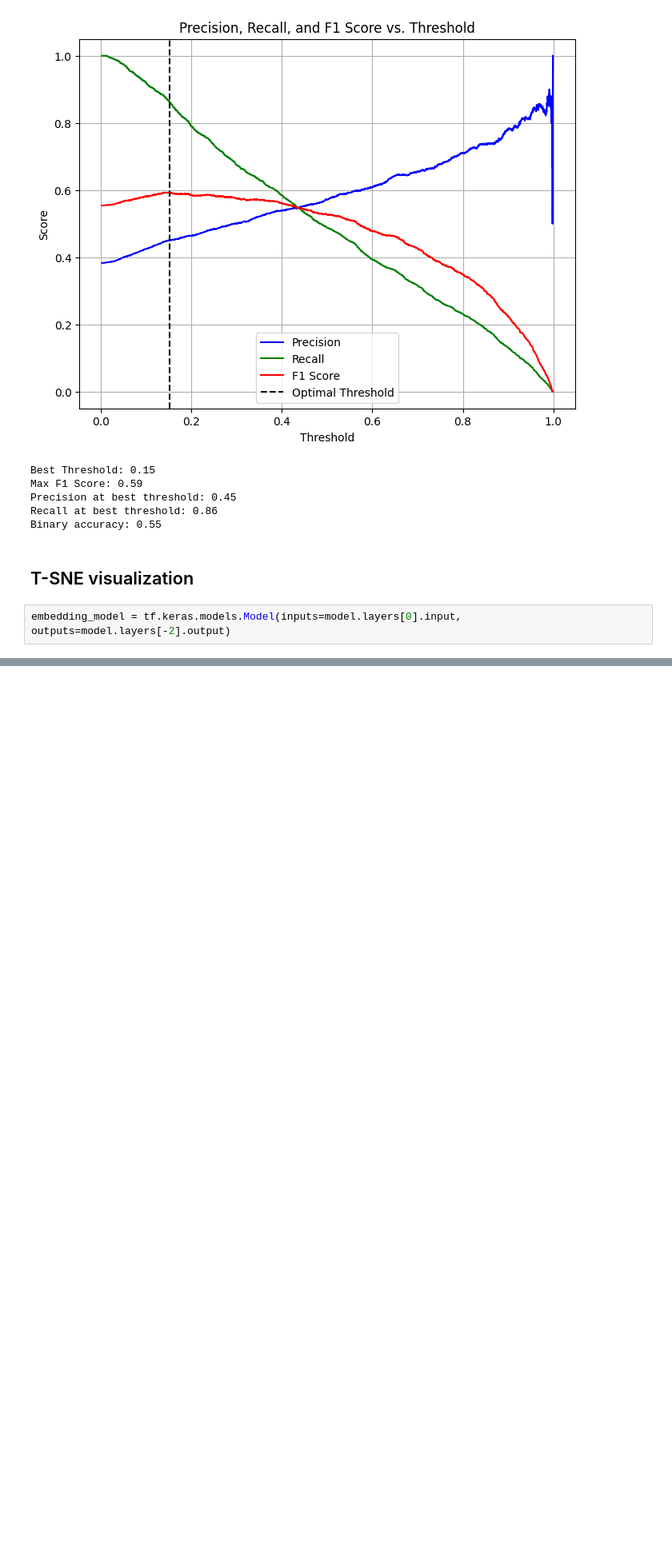
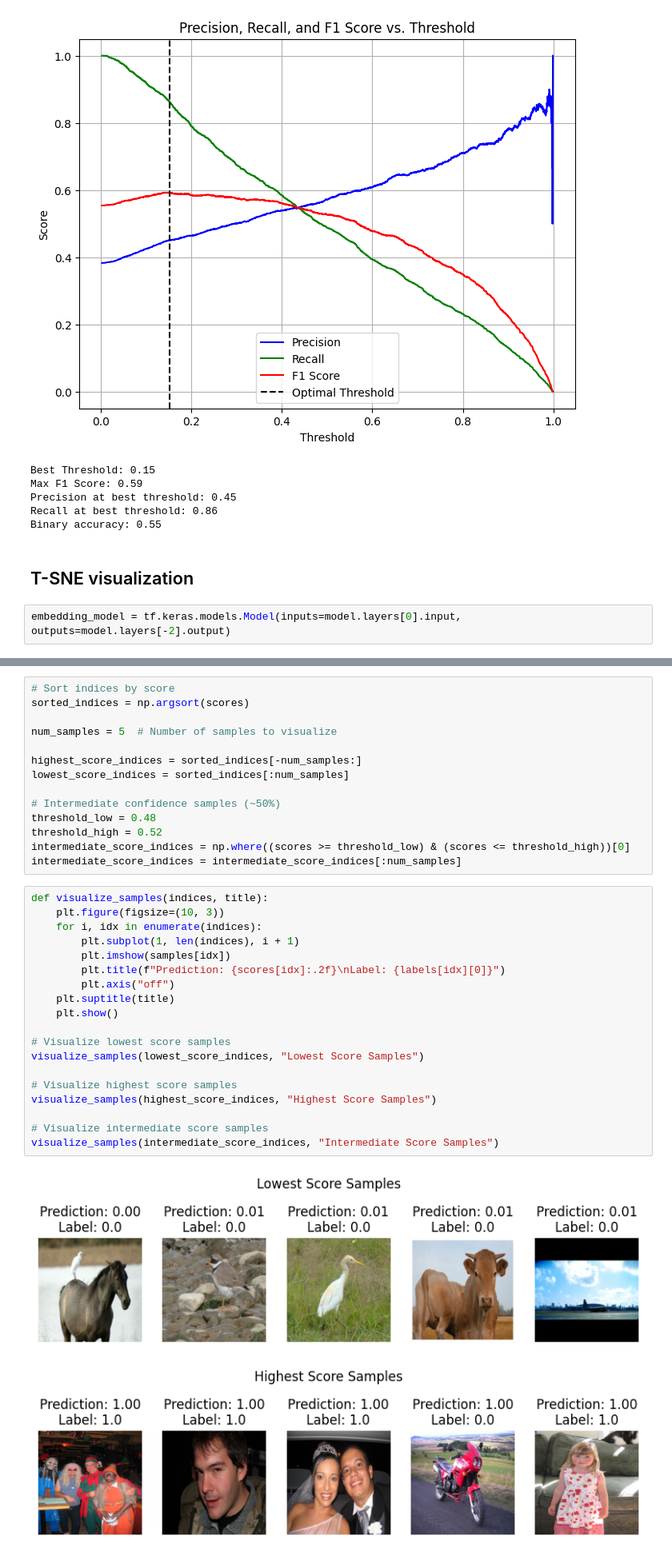
Before and after one commit to cassuci/mc959_ssl, a Jupyter notebook: pascal_classification_evaluation.ipynb, the cells around one changed output, grey strips where cells are left out. Shown at 80% size. Drawn from its saved outputs; the diff is of its cells as text; blank space fills up the shorter version.

```diff
--- a/pascal_classification_evaluation.ipynb
+++ b/pascal_classification_evaluation.ipynb
@@ -141,0 +143,36 @@ plt.show()
+# %%
+# Sort indices by score
+sorted_indices = np.argsort(scores)
+
+num_samples = 5  # Number of samples to visualize
+
+highest_score_indices = sorted_indices[-num_samples:]
+lowest_score_indices = sorted_indices[:num_samples]
+
+# Intermediate confidence samples (~50%)
+threshold_low = 0.48
+threshold_high = 0.52
+intermediate_score_indices = np.where((scores >= threshold_low) & (scores <= threshold_high))[0]
+intermediate_score_indices = intermediate_score_indices[:num_samples]
+# %%
+def visualize_samples(indices, title):
+    plt.figure(figsize=(10, 3))
+    for i, idx in enumerate(indices):
+        plt.subplot(1, len(indices), i + 1)
+        plt.imshow(samples[idx])
+        plt.title(f"Prediction: {scores[idx]:.2f}\nLabel: {labels[idx][0]}")
+        plt.axis("off")
+    plt.suptitle(title)
+    plt.show()
+
+# Visualize lowest score samples
+visualize_samples(lowest_score_indices, "Lowest Score Samples")
+
+# Visualize highest score samples
+visualize_samples(highest_score_indices, "Highest Score Samples")
+
+# Visualize intermediate score samples
+visualize_samples(intermediate_score_indices, "Intermediate Score Samples")
+# %% [output]
+[figure, added]
+[figure, added]
```
Also changed, not shown: parts of 11 cells of this notebook.
